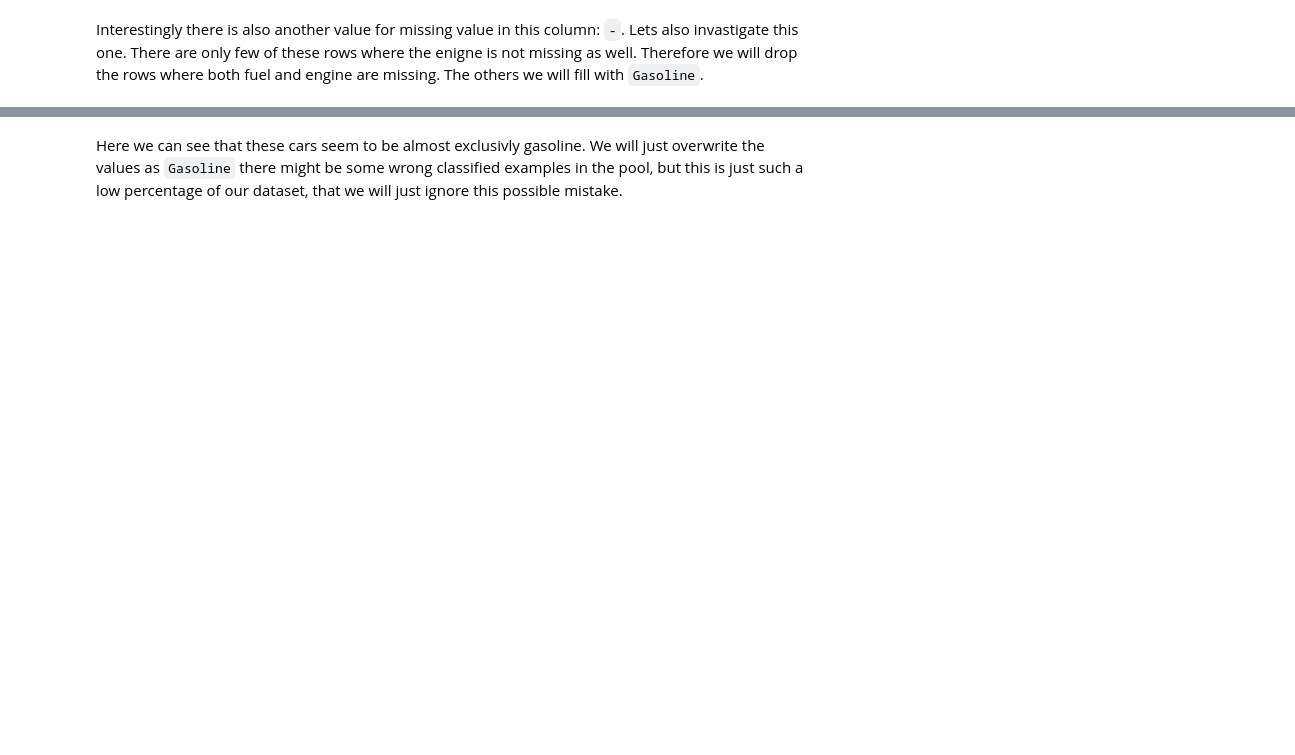
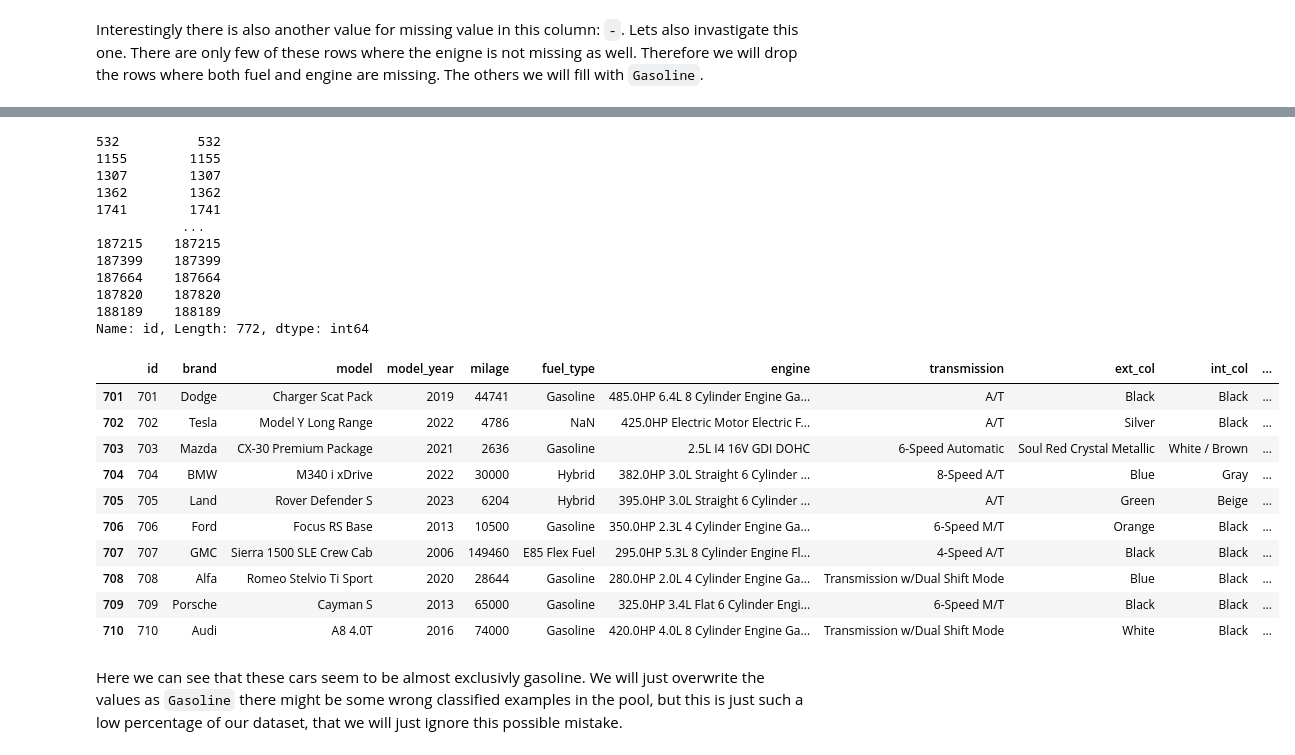
Before and after one commit to lamkilian/used_car_prices, a Jupyter notebook: data_analysis.ipynb, the cells around one changed output, grey strips where cells are left out. Saved outputs shown, nothing was run; the diff lists cells and outputs as text; code cells hidden in the pictures; blank space fills up the shorter version.

```diff
--- a/data_analysis.ipynb
+++ b/data_analysis.ipynb
@@ -596,3 +549,30 @@ price 0
+# %%
+print(wrong_ids)
+data_others[700:710]
+# %% [output]
+532          532
+1155        1155
+1307        1307
+1362        1362
+1741        1741
+           ...
+187215    187215
+187399    187399
+187664    187664
+187820    187820
+188189    188189
+Name: id, Length: 772, dtype: int64
+|  | id | brand | model | model_year | milage | fuel_type | engine | transmission | ext_col | int_col | ... |
+| 701 | 701 | Dodge | Charger Scat Pack | 2019 | 44741 | Gasoline | 485.0HP 6.4L 8 Cylinder Engine Ga... | A/T | Black | Black | ... |
+| 702 | 702 | Tesla | Model Y Long Range | 2022 | 4786 | NaN | 425.0HP Electric Motor Electric F... | A/T | Silver | Black | ... |
+| 703 | 703 | Mazda | CX-30 Premium Package | 2021 | 2636 | Gasoline | 2.5L I4 16V GDI DOHC | 6-Speed Automatic | Soul Red Crystal Metallic | White / Brown | ... |
+| 704 | 704 | BMW | M340 i xDrive | 2022 | 30000 | Hybrid | 382.0HP 3.0L Straight 6 Cylinder ... | 8-Speed A/T | Blue | Gray | ... |
+| 705 | 705 | Land | Rover Defender S | 2023 | 6204 | Hybrid | 395.0HP 3.0L Straight 6 Cylinder ... | A/T | Green | Beige | ... |
+| 706 | 706 | Ford | Focus RS Base | 2013 | 10500 | Gasoline | 350.0HP 2.3L 4 Cylinder Engine Ga... | 6-Speed M/T | Orange | Black | ... |
+| 707 | 707 | GMC | Sierra 1500 SLE Crew Cab | 2006 | 149460 | E85 Flex Fuel | 295.0HP 5.3L 8 Cylinder Engine Fl... | 4-Speed A/T | Black | Black | ... |
+| 708 | 708 | Alfa | Romeo Stelvio Ti Sport | 2020 | 28644 | Gasoline | 280.0HP 2.0L 4 Cylinder Engine Ga... | Transmission w/Dual Shift Mode | Blue | Black | ... |
+| 709 | 709 | Porsche | Cayman S | 2013 | 65000 | Gasoline | 325.0HP 3.4L Flat 6 Cylinder Engi... | 6-Speed M/T | Black | Black | ... |
+| 710 | 710 | Audi | A8 4.0T | 2016 | 74000 | Gasoline | 420.0HP 4.0L 8 Cylinder Engine Ga... | Transmission w/Dual Shift Mode | White | Black | ... |
 # %% [markdown]
 Here we can see that these cars seem to be almost exclusivly gasoline. We will just overwrite the values as `Gasoline` there might be some wrong classified examples in the pool, but this is just such a low percentage of our dataset, that we will just ignore this possible mistake.
 # %%
```
Also changed, not shown: parts of 17 cells of this notebook, 5 other files.
